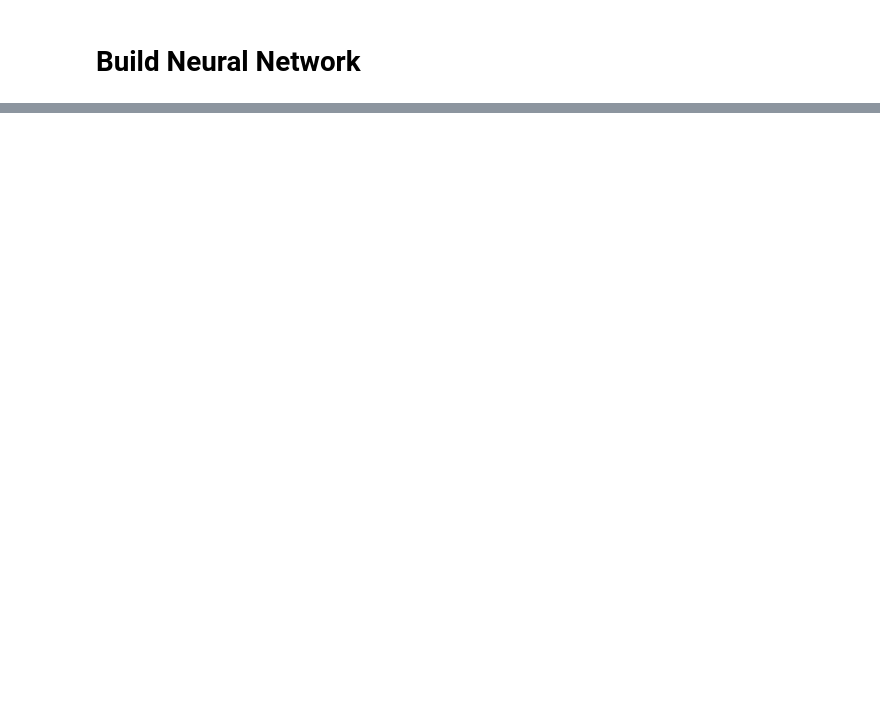
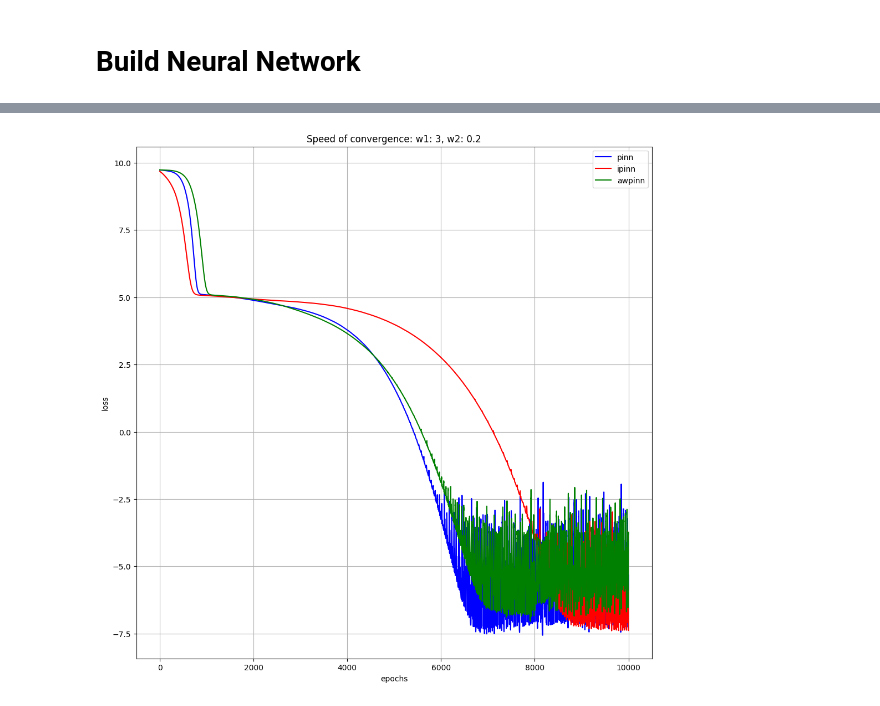
Before and after one commit to HengruiBaiCN/Honor, a Jupyter notebook: Physics_Informed_Neural_Network/pytorch/compare.ipynb, the cells around one changed output, grey strips where cells are left out. Saved outputs shown, nothing was run; the diff lists cells and outputs as text; code cells hidden in the pictures; blank space fills up the shorter version.

```diff
--- a/Physics_Informed_Neural_Network/pytorch/compare.ipynb
+++ b/Physics_Informed_Neural_Network/pytorch/compare.ipynb
@@ -158,0 +225,13 @@ ipinn, loss_list2 = utils.network_training(
+# %%
+fig = plt.figure(figsize=(12,12))
+plt.plot(range(10000), [np.log(item) for item in loss_list[:10000]], color='blue', label='pinn')
+plt.plot(range(10000), [np.log(item) for item in loss_list2[:10000]], color='red', label='ipinn')
+# plt.plot(range(10000), [np.log(item) for item in loss_list3[:10000]], color='green', label='ipinn2')
+plt.plot(range(10000), [np.log(item) for item in loss_list4[:10000]], color='green', label='awpinn')
+plt.xlabel('epochs')
+plt.ylabel('loss')
+plt.legend()
+plt.title(f'Speed of convergence: w1: {w1}, w2: {w2}')
+plt.grid(True)
+# %% [output]
+[figure, added]
```
Also changed, not shown: parts of 22 cells of this notebook, 38 other files.
